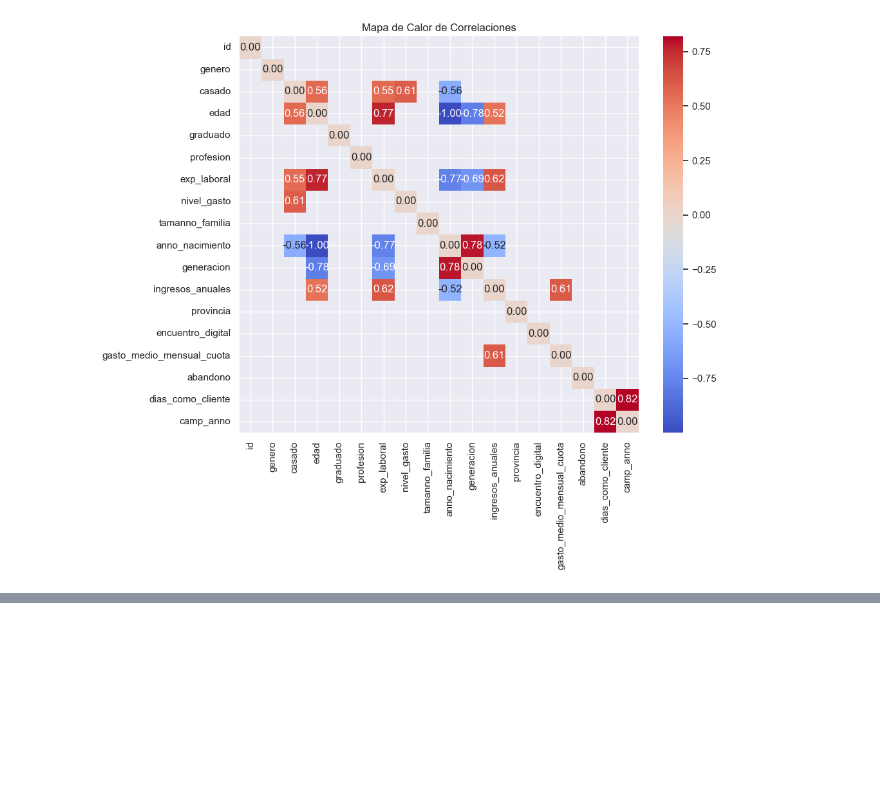
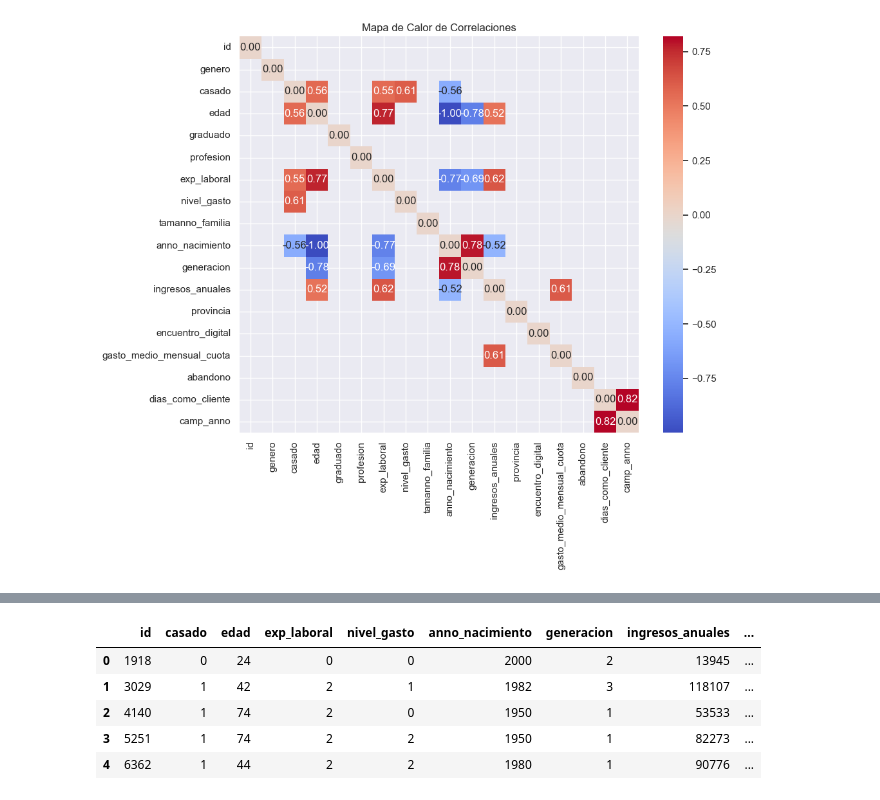
Before and after one commit to MiguelGG03/AprendizajeAutomatico_Caso5, a Jupyter notebook: videoYoutube.ipynb, the cells around one changed output, grey strips where cells are left out. Saved outputs shown, nothing was run; the diff lists cells and outputs as text; code cells hidden in the pictures; blank space fills up the shorter version.

Commit message:
datos finales

```diff
--- a/videoYoutube.ipynb
+++ b/videoYoutube.ipynb
@@ -325,0 +348,9 @@ data_final = data[columnas]
+# %%
+data_final.head()
+# %% [output]
+|  | id | casado | edad | exp_laboral | nivel_gasto | anno_nacimiento | generacion | ingresos_anuales | ... |
+| 0 | 1918 | 0 | 24 | 0 | 0 | 2000 | 2 | 13945 | ... |
+| 1 | 3029 | 1 | 42 | 2 | 1 | 1982 | 3 | 118107 | ... |
+| 2 | 4140 | 1 | 74 | 2 | 0 | 1950 | 1 | 53533 | ... |
+| 3 | 5251 | 1 | 74 | 2 | 2 | 1950 | 1 | 82273 | ... |
+| 4 | 6362 | 1 | 44 | 2 | 2 | 1980 | 1 | 90776 | ... |
```
Also changed, not shown: parts of 2 cells of this notebook, 2 other files.
